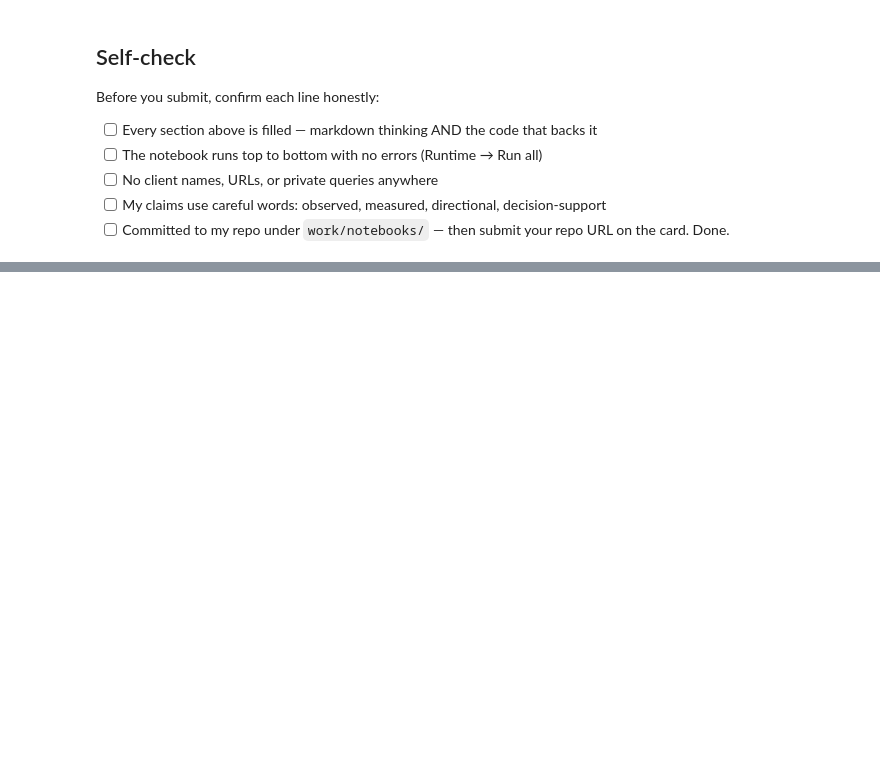
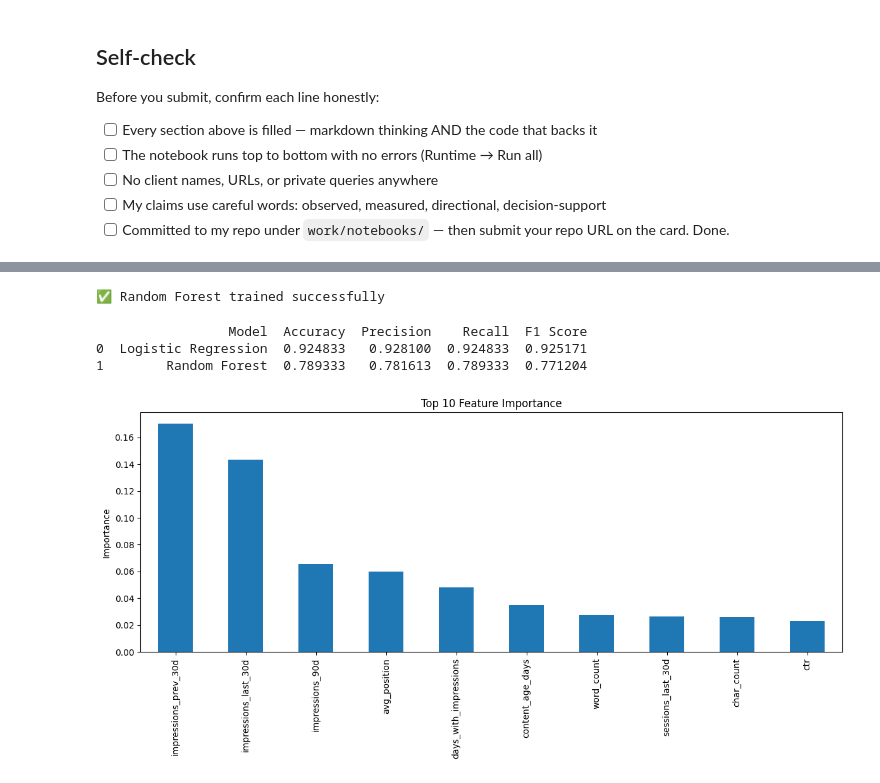
Before and after one commit to amitkumar15x/flyrank, a Jupyter notebook: work/notebooks/w05_model.ipynb, the cells around one changed output, grey strips where cells are left out. Saved outputs shown, nothing was run; the diff lists cells and outputs as text; code cells hidden in the pictures; blank space fills up the shorter version.

```diff
--- a/work/notebooks/w05_model.ipynb
+++ b/work/notebooks/w05_model.ipynb
@@ -46,0 +130,11 @@ Before you submit, confirm each line honestly:
+# %%
+baseline = LogisticRegression(
+    max_iter=5000,
+    random_state=42
+)
+
+baseline.fit(X_train, y_train)
+
+baseline_pred = baseline.predict(X_test)
+
+print("✅ Logistic Regression trained successfully")
@@ -46,0 +150,63 @@ Before you submit, confirm each line honestly:
+# %%
+rf = RandomForestClassifier(
+    n_estimators=200,
+    random_state=42
+)
+
+rf.fit(X_train, y_train)
+
+rf_pred = rf.predict(X_test)
+
+print("✅ Random Forest trained successfully")
+# %% [output]
+✅ Random Forest trained successfully
+# %%
+def evaluate(model_name, y_true, y_pred):
+
+    precision, recall, f1, _ = precision_recall_fscore_support(
+        y_true,
+        y_pred,
+        average="weighted",
+        zero_division=0
+    )
+
+    return {
+        "Model": model_name,
+        "Accuracy": accuracy_score(y_true, y_pred),
+        "Precision": precision,
+        "Recall": recall,
+        "F1 Score": f1
+    }
+
+results = pd.DataFrame([
+    evaluate("Logistic Regression", y_test, baseline_pred),
+    evaluate("Random Forest", y_test, rf_pred)
+])
+
+print(results)
+# %% [output]
+                 Model  Accuracy  Precision    Recall  F1 Score
+0  Logistic Regression  0.924833   0.928100  0.924833  0.925171
+1        Random Forest  0.789333   0.781613  0.789333  0.771204
+# %%
+importance = (
+    pd.Series(
+        rf.feature_importances_,
+        index=X.columns
+    )
+    .sort_values(ascending=False)
+)
+
+plt.figure(figsize=(12,6))
+
+importance.head(10).plot(kind="bar")
+
+plt.title("Top 10 Feature Importance")
+
+plt.ylabel("Importance")
+
+plt.tight_layout()
+
+plt.show()
+# %% [output]
+[figure, added]
```
Also changed, not shown: parts of 13 cells of this notebook.
